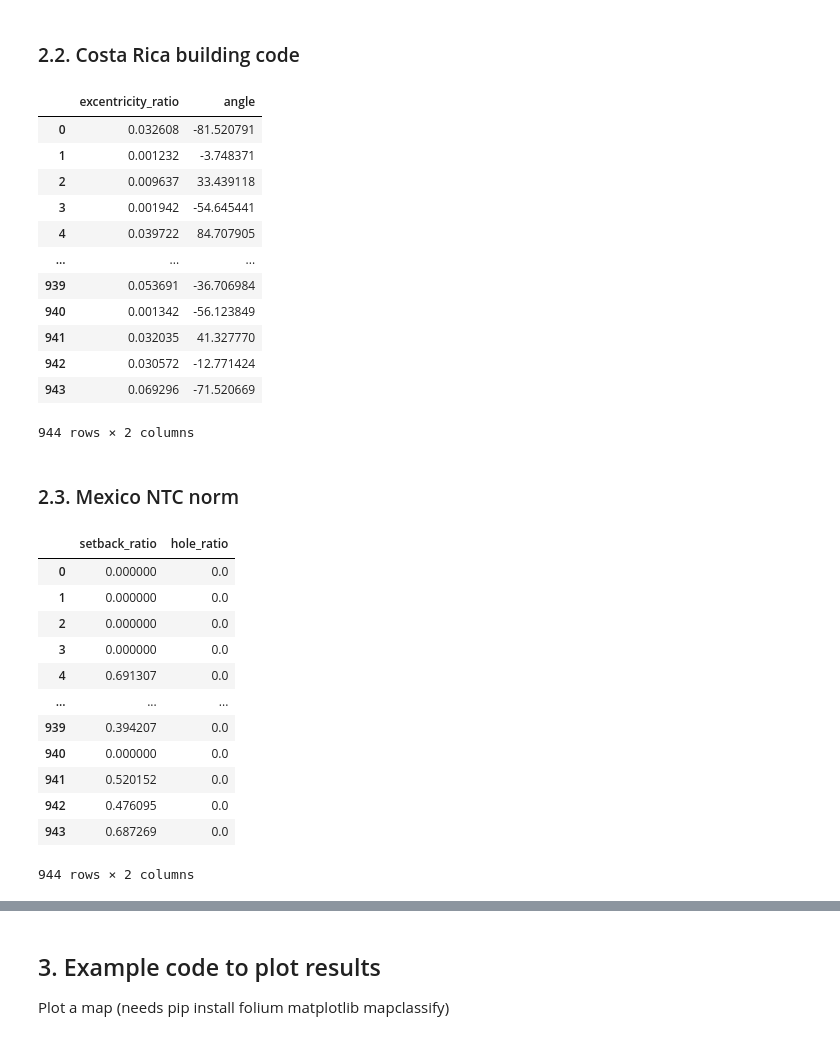
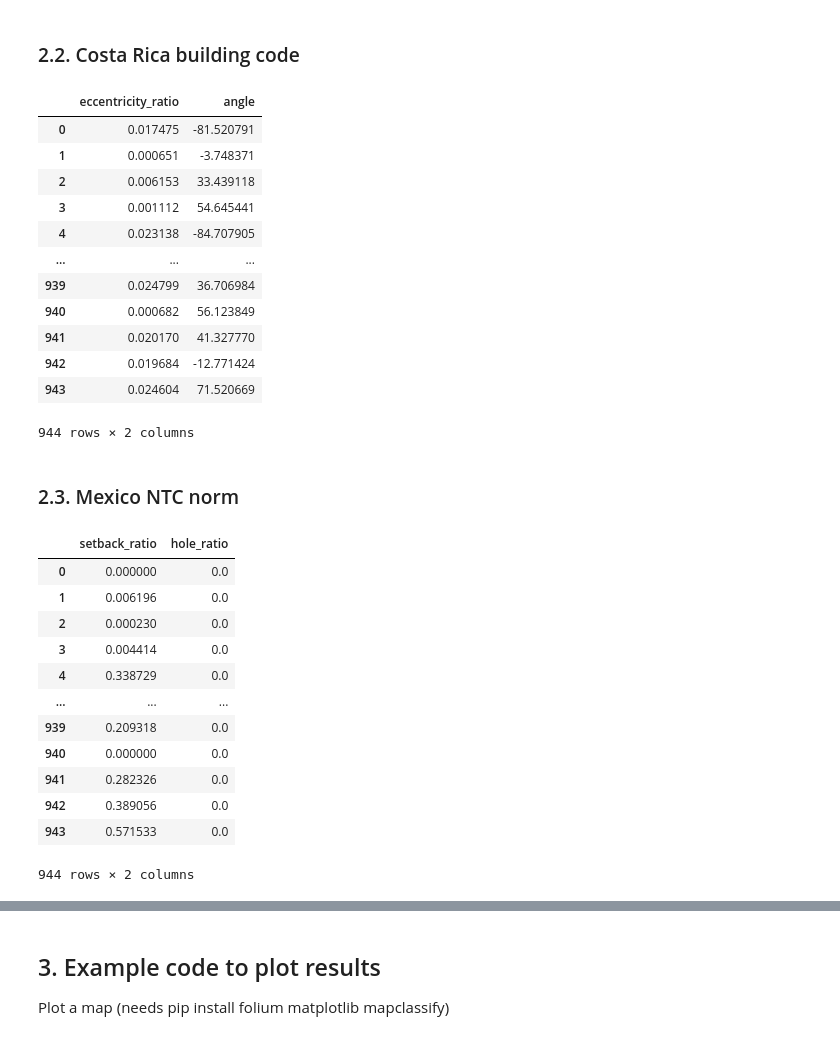
Before and after one commit to GeomaticsCaminosUPM/SeismicBuildingExposure, a Jupyter notebook: SeismicBuildingExposure/footprint/examples/example_irregularity_norms.ipynb, the cells around one changed output, grey strips where cells are left out. Drawn from its saved outputs; the diff is of its cells as text; code cells hidden in the pictures.

```diff
--- a/SeismicBuildingExposure/footprint/examples/example_irregularity_norms.ipynb
+++ b/SeismicBuildingExposure/footprint/examples/example_irregularity_norms.ipynb
@@ -99,6 +99,6 @@ footprints_gdf
 # %% [markdown]
 ### 2.1. Eurocode 8
 # %%
-eurocode_8 = SeismicBuildingExposure.footprint.irregularity.eurocode_8_df(footprints_gdf)
+eurocode_8 = SeismicBuildingExposure.footprint.shape.eurocode_8_df(footprints_gdf)
 eurocode_8
 # %% [output]
@@ -120,20 +120,20 @@ footprints_gdf['compactness_EC8'] = eurocode_8['compactness'] # Save desired col
 # %% [markdown]
 ### 2.2. Costa Rica building code
 # %%
-costa_rica = SeismicBuildingExposure.footprint.irregularity.codigo_sismico_costa_rica_df(footprints_gdf)
+costa_rica = SeismicBuildingExposure.footprint.shape.codigo_sismico_costa_rica_df(footprints_gdf)
 costa_rica
 # %% [output]
-|  | excentricity_ratio | angle |
-| 0 | 0.032608 | -81.520791 |
-| 1 | 0.001232 | -3.748371 |
-| 2 | 0.009637 | 33.439118 |
-| 3 | 0.001942 | -54.645441 |
-| 4 | 0.039722 | 84.707905 |
+|  | eccentricity_ratio | angle |
+| 0 | 0.017475 | -81.520791 |
+| 1 | 0.000651 | -3.748371 |
+| 2 | 0.006153 | 33.439118 |
+| 3 | 0.001112 | 54.645441 |
+| 4 | 0.023138 | -84.707905 |
 | ... | ... | ... |
-| 939 | 0.053691 | -36.706984 |
-| 940 | 0.001342 | -56.123849 |
-| 941 | 0.032035 | 41.327770 |
-| 942 | 0.030572 | -12.771424 |
-| 943 | 0.069296 | -71.520669 |
+| 939 | 0.024799 | 36.706984 |
+| 940 | 0.000682 | 56.123849 |
+| 941 | 0.020170 | 41.327770 |
+| 942 | 0.019684 | -12.771424 |
+| 943 | 0.024604 | 71.520669 |
 944 rows × 2 columns
 # %%
@@ -141,21 +141,21 @@ footprints_gdf['excentricity_ratio_CR'] = costa_rica['excentricity_ratio'] # Sav
 # %% [markdown]
 ### 2.3. Mexico NTC norm
 # %%
-mexico = SeismicBuildingExposure.footprint.irregularity.mexico_NTC_df(footprints_gdf)
+mexico = SeismicBuildingExposure.footprint.shape.NTC_mexico_df(footprints_gdf)
 mexico
 # %% [output]
 |  | setback_ratio | hole_ratio |
 | 0 | 0.000000 | 0.0 |
-| 1 | 0.000000 | 0.0 |
-| 2 | 0.000000 | 0.0 |
-| 3 | 0.000000 | 0.0 |
-| 4 | 0.691307 | 0.0 |
+| 1 | 0.006196 | 0.0 |
+| 2 | 0.000230 | 0.0 |
+| 3 | 0.004414 | 0.0 |
+| 4 | 0.338729 | 0.0 |
 | ... | ... | ... |
-| 939 | 0.394207 | 0.0 |
+| 939 | 0.209318 | 0.0 |
 | 940 | 0.000000 | 0.0 |
-| 941 | 0.520152 | 0.0 |
-| 942 | 0.476095 | 0.0 |
-| 943 | 0.687269 | 0.0 |
+| 941 | 0.282326 | 0.0 |
+| 942 | 0.389056 | 0.0 |
+| 943 | 0.571533 | 0.0 |
 944 rows × 2 columns
 # %%
 footprints_gdf['setback_ratio_NTC'] = mexico['setback_ratio'] # Save desired columns in footprints_gdf
```
Also changed, not shown: parts of 14 cells of this notebook.
